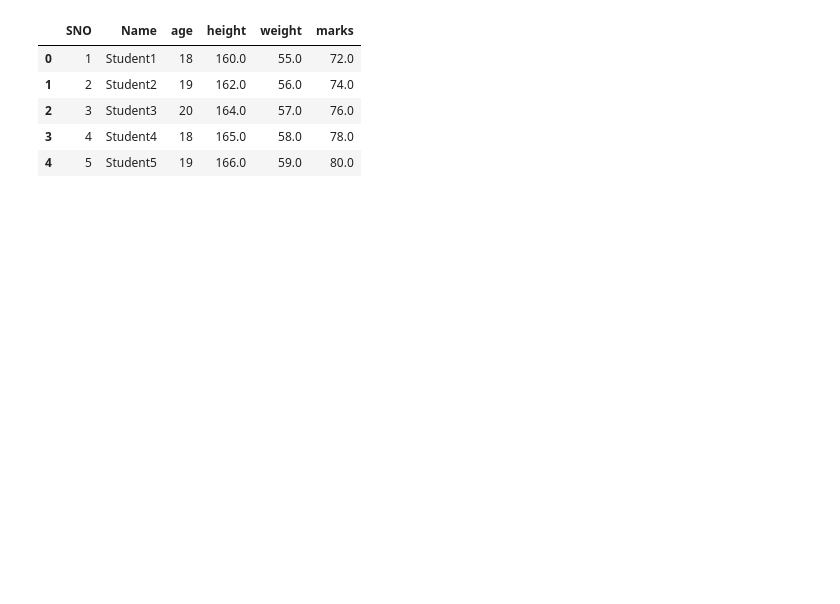
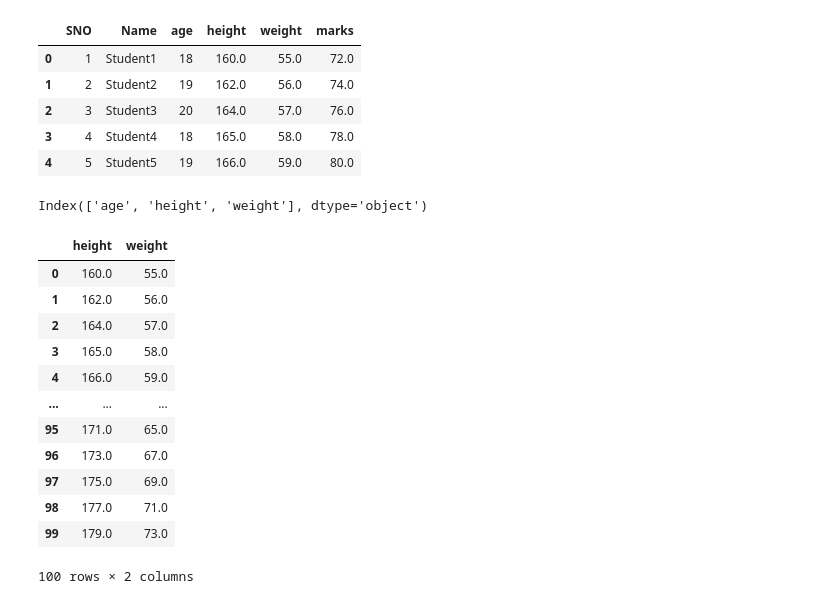
Before and after one commit to Harishadithyan/Machine-Learning, a Jupyter notebook: Projects/SQL/sql.ipynb, the cells around one changed output. Saved outputs shown, nothing was run; the diff lists cells and outputs as text; code cells hidden in the pictures; blank space fills up the shorter version.

```diff
--- a/Projects/SQL/sql.ipynb
+++ b/Projects/SQL/sql.ipynb
@@ -26,3 +26,28 @@ df.head()
 | 2 | 3 | Student3 | 20 | 164.0 | 57.0 | 76.0 |
 | 3 | 4 | Student4 | 18 | 165.0 | 58.0 | 78.0 |
 | 4 | 5 | Student5 | 19 | 166.0 | 59.0 | 80.0 |
+# %%
+df=df.drop(['SNO','marks','Name'],axis=1)
+# %%
+df.columns
+# %% [output]
+Index(['age', 'height', 'weight'], dtype='object')
+# %%
+X=df.drop(['age'],axis=1)
+Y=df['age']
+# %%
+X
+# %% [output]
+|  | height | weight |
+| 0 | 160.0 | 55.0 |
+| 1 | 162.0 | 56.0 |
+| 2 | 164.0 | 57.0 |
+| 3 | 165.0 | 58.0 |
+| 4 | 166.0 | 59.0 |
+| ... | ... | ... |
+| 95 | 171.0 | 65.0 |
+| 96 | 173.0 | 67.0 |
+| 97 | 175.0 | 69.0 |
+| 98 | 177.0 | 71.0 |
+| 99 | 179.0 | 73.0 |
+100 rows × 2 columns
```
Also changed, not shown: parts of 16 cells of this notebook.
